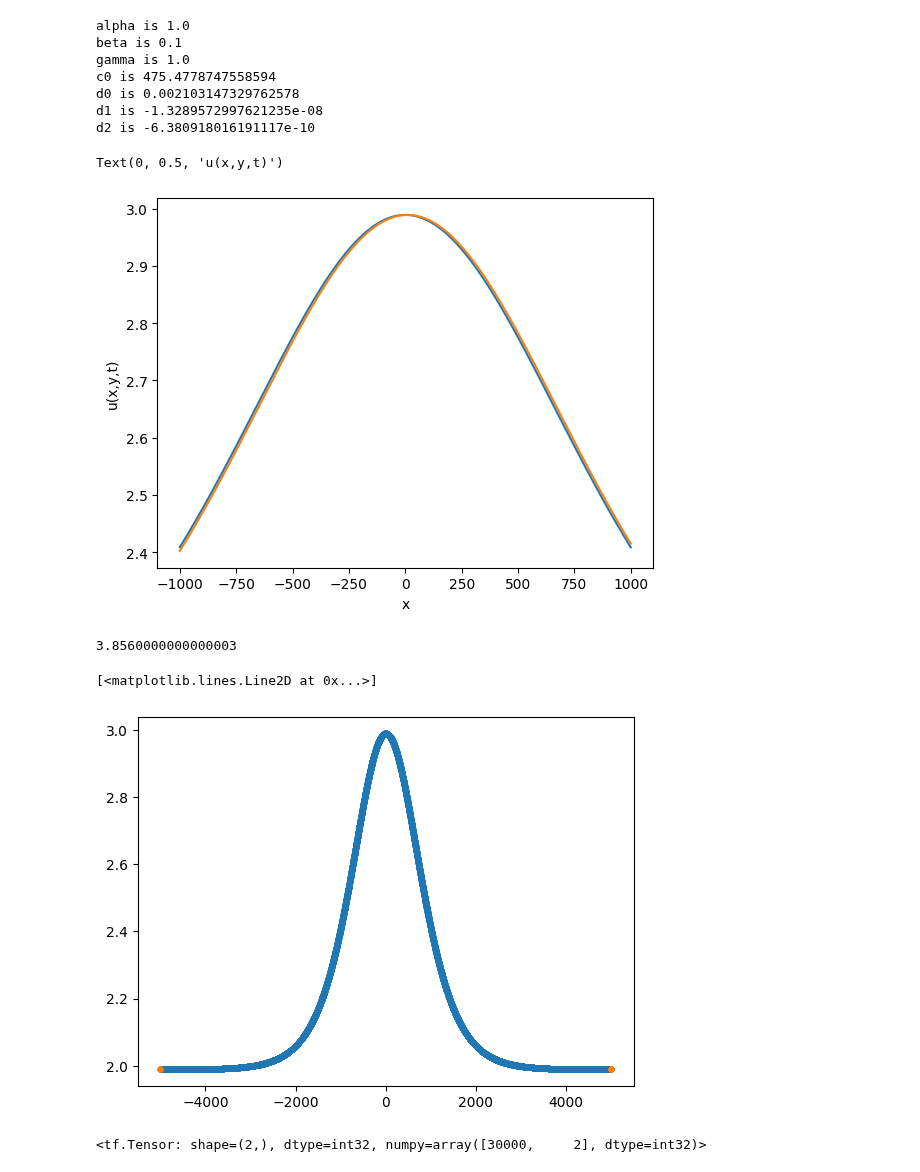
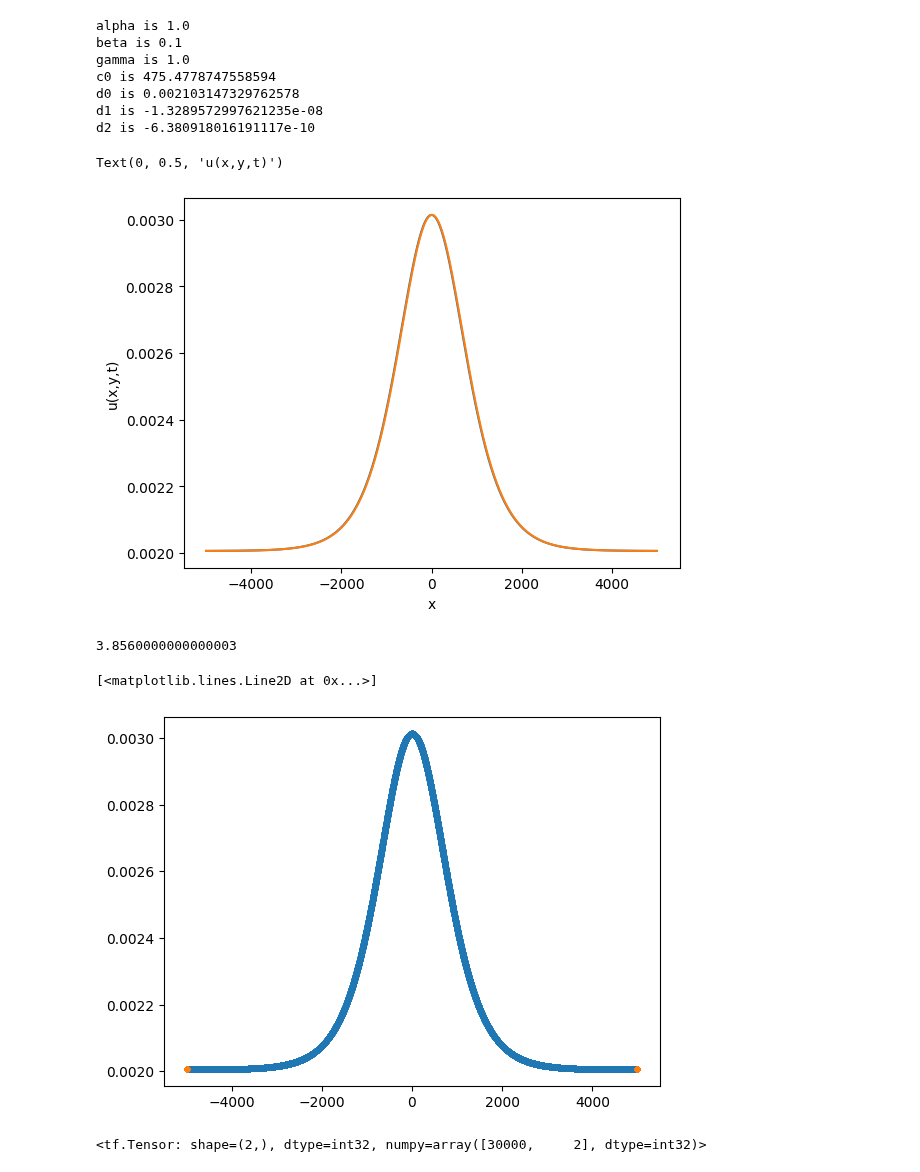
Before and after one commit to naiaseh/Trunk, a Jupyter notebook: PinnNew/KdVB.ipynb, the cells around one changed output. Drawn from its saved outputs; the diff is of its cells as text; code cells hidden in the pictures.

```diff
--- a/PinnNew/KdVB.ipynb
+++ b/PinnNew/KdVB.ipynb
@@ -37,7 +50,7 @@ k = 0.001
 phi = 2*k/gamma * 2 * (alpha + 2*beta*k)
 c = c0
 ampl = 2*k/gamma * (alpha + 6*beta*k)
-phi = phi /ampl
+phi = phi
 # k= alpha/(10*beta)
 
 # c= 6./25. * alpha**2 / beta
@@ -60,7 +73,7 @@ def phi_function(tx):
 
     # u = tf.where(tf.math.is_nan(u), 0., u)
     # u = tf.where(tf.math.is_inf(u), 0., u)
-    return u/ampl
+    return u
 
 
 # def phi_function(tx):
@@ -240,30 +253,30 @@ time = 10.
 # %%
 
 N = 10000
 TIME = 0.
-xt = np.linspace(-100,100,N).T
+xt = np.linspace(x_start,length,N).T
 
 tt = np.zeros((N,1))
 xt = xt.reshape(-1,1)
 
 tt = tt.reshape(-1,1)
 txy2 = np.stack([np.full(tt.shape, TIME),  xt ], axis=1)
 txy3 = np.stack([np.full(tt.shape, time),  xt ], axis=1)
 u2 = phi_function(txy2)
 u2 = tf.reshape(u2, [xt.shape[0],xt.shape[1]])
 
 u3 = phi_function(txy3)
 u3 = tf.reshape(u3, [xt.shape[0],xt.shape[1]])
 plt.plot(xt, u2)
 plt.plot(xt, u3)
 
 # plt.xlim([0,20])
 plt.xlabel('x')
 plt.ylabel('u(x,y,t)')
 # plt.ylim([80,140])
 # %% [output]
 Text(0, 0.5, 'u(x,y,t)')
-[figure, old version]
+[figure, new version]
 # %%
 print(ampl)
 # %% [output]
@@ -275,11 +288,11 @@ print(ampl)
 # y_boundary = pinn.backbone.predict(tx_boundary, batch_size=10000)
 # print(tx_init[10:5:100,:])
 # plt.plot(tx_init[:,1:], tx_init[:,0:1],'.')
-plt.plot( tx_init[:,1:], y_init,'.')
+plt.plot( tx_init[:,1:], phi_function(tx_init),'.')
 plt.plot( tx_boundary[:,1:], y_boundary,'.')
 # %% [output]
 [<matplotlib.lines.Line2D at 0x...>]
-[figure, old version]
+[figure, new version]
 # %%
 inputs = [tx_eqn, tx_init, tx_boundary]
 outputs = [phi_function(tx_eqn), y_eqn, y_init, y_boundary]
```
Also changed, not shown: parts of 11 cells of this notebook.
